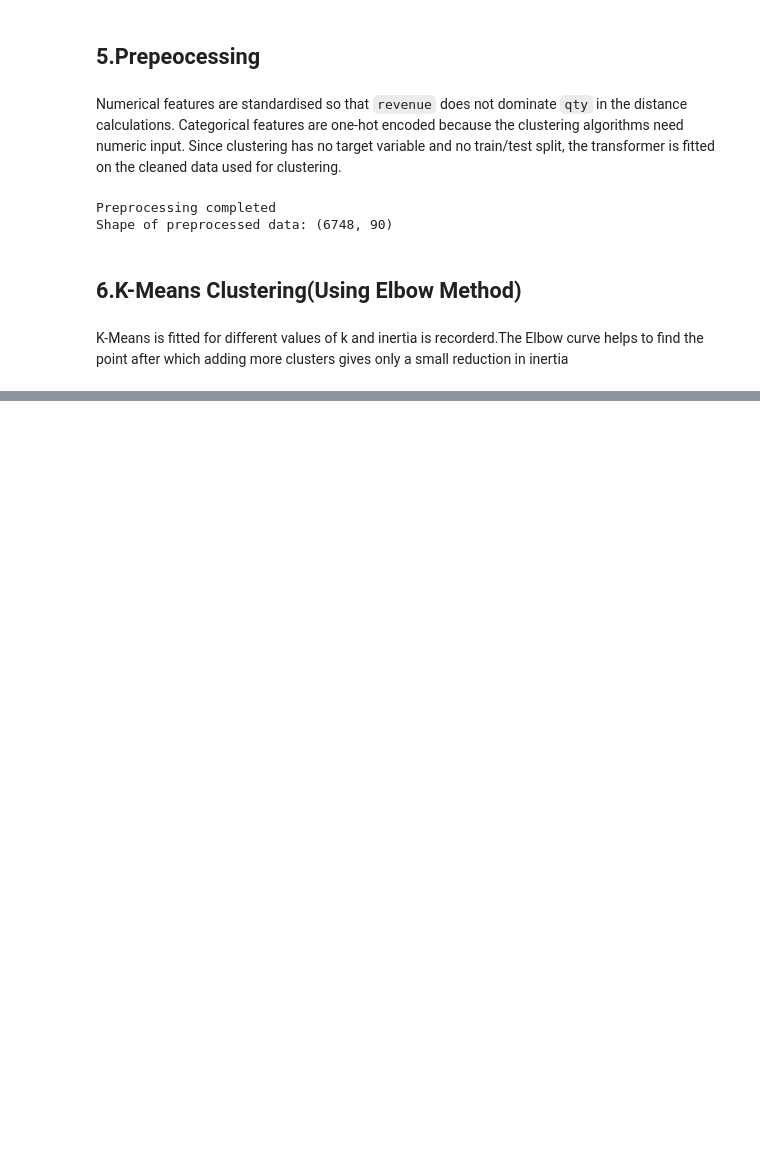
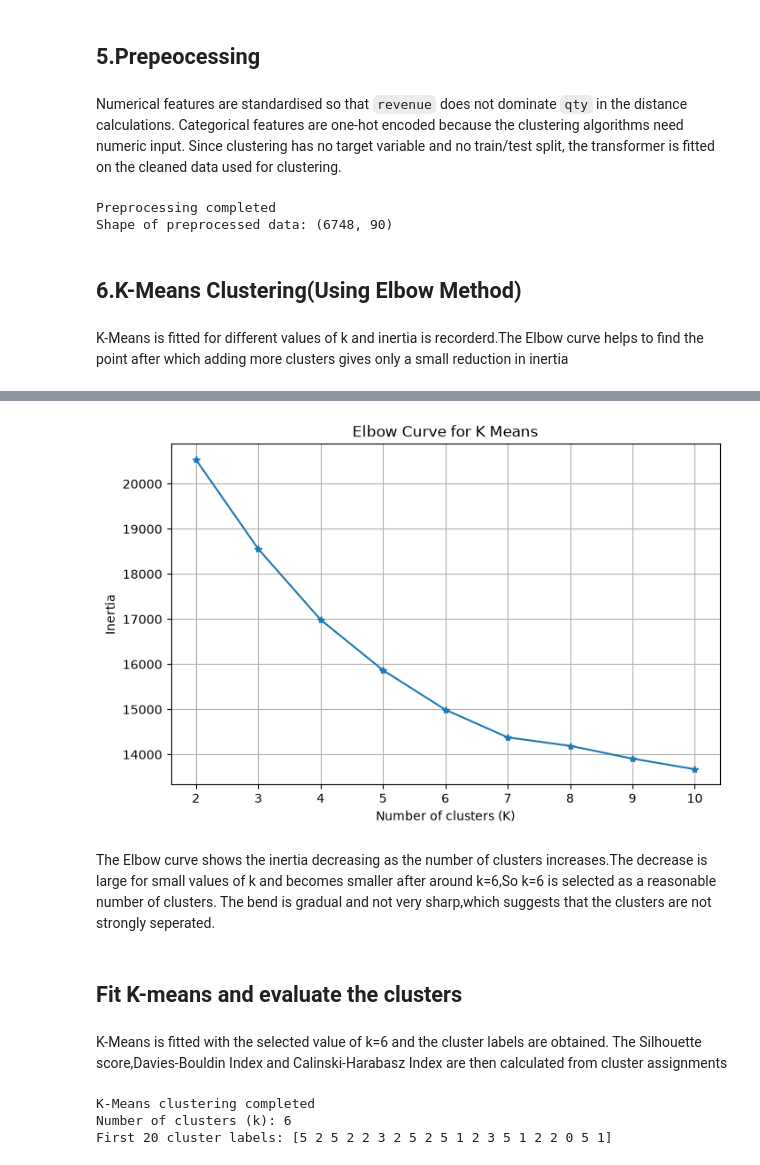
Before and after one commit to nikhilreddybikkam/E-Commerce, a Jupyter notebook: Clustering.ipynb, the cells around one changed output, grey strips where cells are left out. Drawn from its saved outputs; the diff is of its cells as text; code cells hidden in the pictures; blank space fills up the shorter version.

```diff
--- a/Clustering.ipynb
+++ b/Clustering.ipynb
@@ -199,11 +199,7 @@ inertia = []
 k_values = range(2, min(11, X.shape[0]))
 
 for cluster_count in k_values:
-    model = KMeans(
-        n_clusters=cluster_count,
-        random_state=42,
-        n_init=10
-    )
+    model = KMeans(n_clusters=cluster_count, random_state=42, n_init=10)
     model.fit(X)
     inertia.append(model.inertia_)
 
@@ -214,0 +211,34 @@ Inertia values: [20537.701114228967, 18556.438304784297, 16987.67207456479, 1586
+# %%
+plt.figure(figsize=(8,5))
+plt.plot(k_values,inertia,marker="*")
+plt.xlabel("Number of clusters (K)")
+plt.ylabel("Inertia")
+plt.title("Elbow Curve for K Means")
+plt.grid(True)
+plt.show()
+# %% [output]
+[figure, added]
+# %% [markdown]
+
+The Elbow curve shows the inertia decreasing as the number of clusters increases.The decrease is large for small values of k and becomes smaller after around k=6,So k=6 is selected as a reasonable number of clusters. The bend is gradual and not very sharp,which suggests that the clusters are not strongly seperated.
+# %% [markdown]
+<h2>Fit K-means and evaluate the clusters </h2>
+# %% [markdown]
+K-Means is fitted with the selected value of k=6 and the cluster labels are obtained.
+The Silhouette score,Davies-Bouldin Index and Calinski-Harabasz Index  are then calculated from  cluster assignments
+# %%
+# Update k after examining the Elbow curve
+k = min(6, X.shape[0] - 1)
+if k < 2:
+    raise ValueError("At least three rows are required for clustering evaluation.")
+
+kmeans = KMeans(n_clusters=k, random_state=42, n_init=10)
+kmeans_labels = kmeans.fit_predict(X)
+
+print("K-Means clustering completed")
+print("Number of clusters (k):", k)
+print("First 20 cluster labels:", kmeans_labels[:20])
+# %% [output]
+K-Means clustering completed
+Number of clusters (k): 6
+First 20 cluster labels: [5 2 5 2 2 3 2 5 2 5 1 2 3 5 1 2 2 0 5 1]
```
Also changed, not shown: parts of 5 cells of this notebook.
